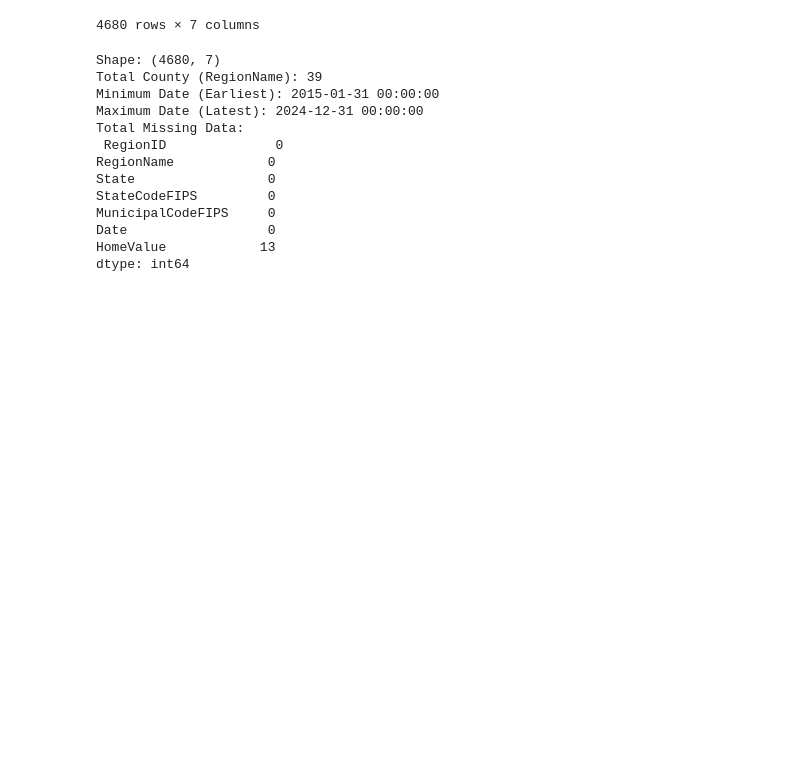
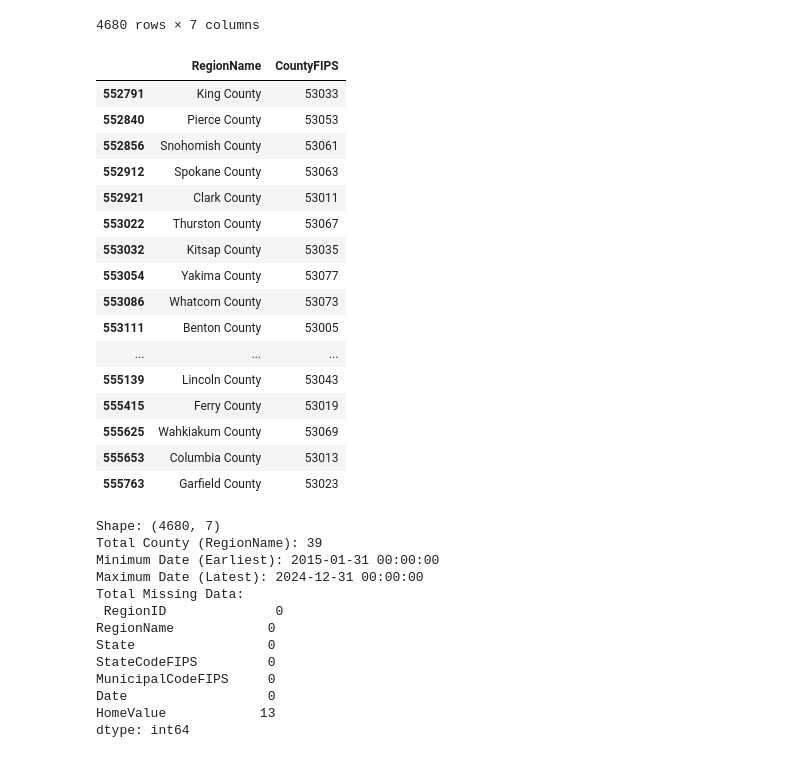
Before and after one commit to binay8/wa-housing, a Jupyter notebook: code/01_data_preparation.ipynb, the cells around one changed output. Drawn from its saved outputs; the diff is of its cells as text; code cells hidden in the pictures; blank space fills up the shorter version.

```diff
--- a/code/01_data_preparation.ipynb
+++ b/code/01_data_preparation.ipynb
@@ -111,6 +111,29 @@ wa_housing
 | 921102 | 2217 | Columbia County | WA | 53 | 13 | 2024-12-31 | 264617.091014 |
 | 921212 | 2305 | Garfield County | WA | 53 | 23 | 2024-12-31 | 214397.329064 |
 4680 rows × 7 columns
+# %%
+# Calcualted column "CountyFIPS" based on StateCodeFIPS and Municipal CodeFIPS
+wa_housing["CountyFIPS"] = wa_housing["StateCodeFIPS"].astype(str).str.zfill(2) + wa_housing["MunicipalCodeFIPS"].astype(str).str.zfill(3)
+# %%
+wa_housing[["RegionName", "CountyFIPS"]].drop_duplicates()
+# %% [output]
+|  | RegionName | CountyFIPS |
+| 552791 | King County | 53033 |
+| 552840 | Pierce County | 53053 |
+| 552856 | Snohomish County | 53061 |
+| 552912 | Spokane County | 53063 |
+| 552921 | Clark County | 53011 |
+| 553022 | Thurston County | 53067 |
+| 553032 | Kitsap County | 53035 |
+| 553054 | Yakima County | 53077 |
+| 553086 | Whatcom County | 53073 |
+| 553111 | Benton County | 53005 |
+| ... | ... | ... |
+| 555139 | Lincoln County | 53043 |
+| 555415 | Ferry County | 53019 |
+| 555625 | Wahkiakum County | 53069 |
+| 555653 | Columbia County | 53013 |
+| 555763 | Garfield County | 53023 |
 # %%
 print("Shape:", wa_housing.shape)
 print("Total County (RegionName):",wa_housing["RegionName"].nunique())
```
Also changed, not shown: parts of 7 cells of this notebook.
